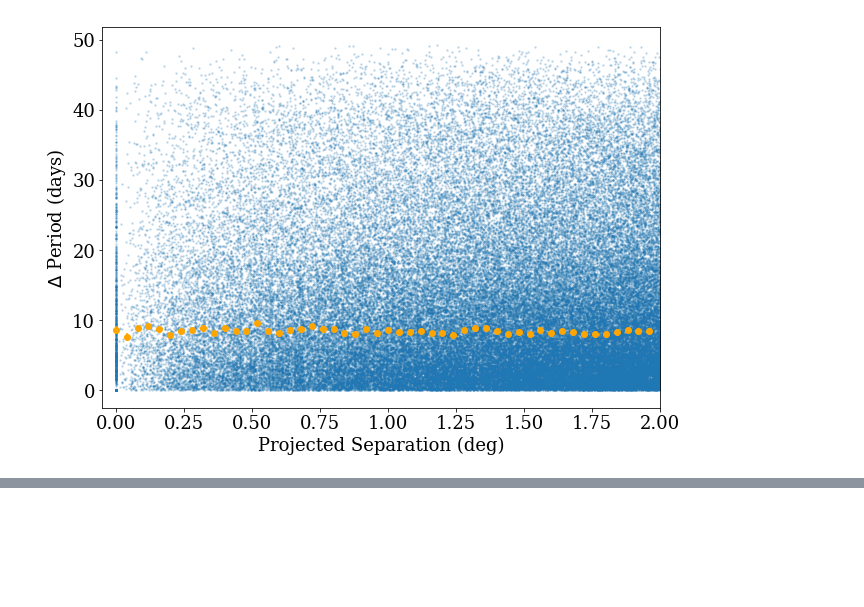
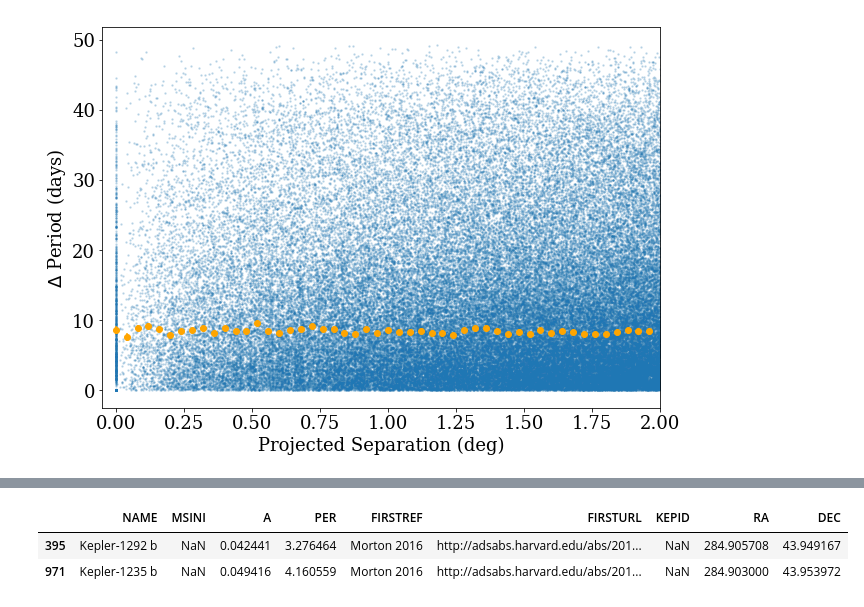
Before and after one commit to StellarCartography/survey_seti, a Jupyter notebook: figures/beacon.ipynb, the cells around one changed output, grey strips where cells are left out. Drawn from its saved outputs; the diff is of its cells as text; code cells hidden in the pictures; blank space fills up the shorter version.

```diff
--- a/figures/beacon.ipynb
+++ b/figures/beacon.ipynb
@@ -317,0 +351,6 @@ plt.savefig('delta_per.png', dpi=150, bbox_inches='tight', pad_inches=0.25)
+# %%
+df.iloc[pokW[huh[0]]]
+# %% [output]
+|  | NAME | MSINI | A | PER | FIRSTREF | FIRSTURL | KEPID | RA | DEC |
+| 395 | Kepler-1292 b | NaN | 0.042441 | 3.276464 | Morton 2016 | http://adsabs.harvard.edu/abs/201... | NaN | 284.905708 | 43.949167 |
+| 971 | Kepler-1235 b | NaN | 0.049416 | 4.160559 | Morton 2016 | http://adsabs.harvard.edu/abs/201... | NaN | 284.903000 | 43.953972 |
```
Also changed, not shown: parts of 12 cells of this notebook, 5 other files.
